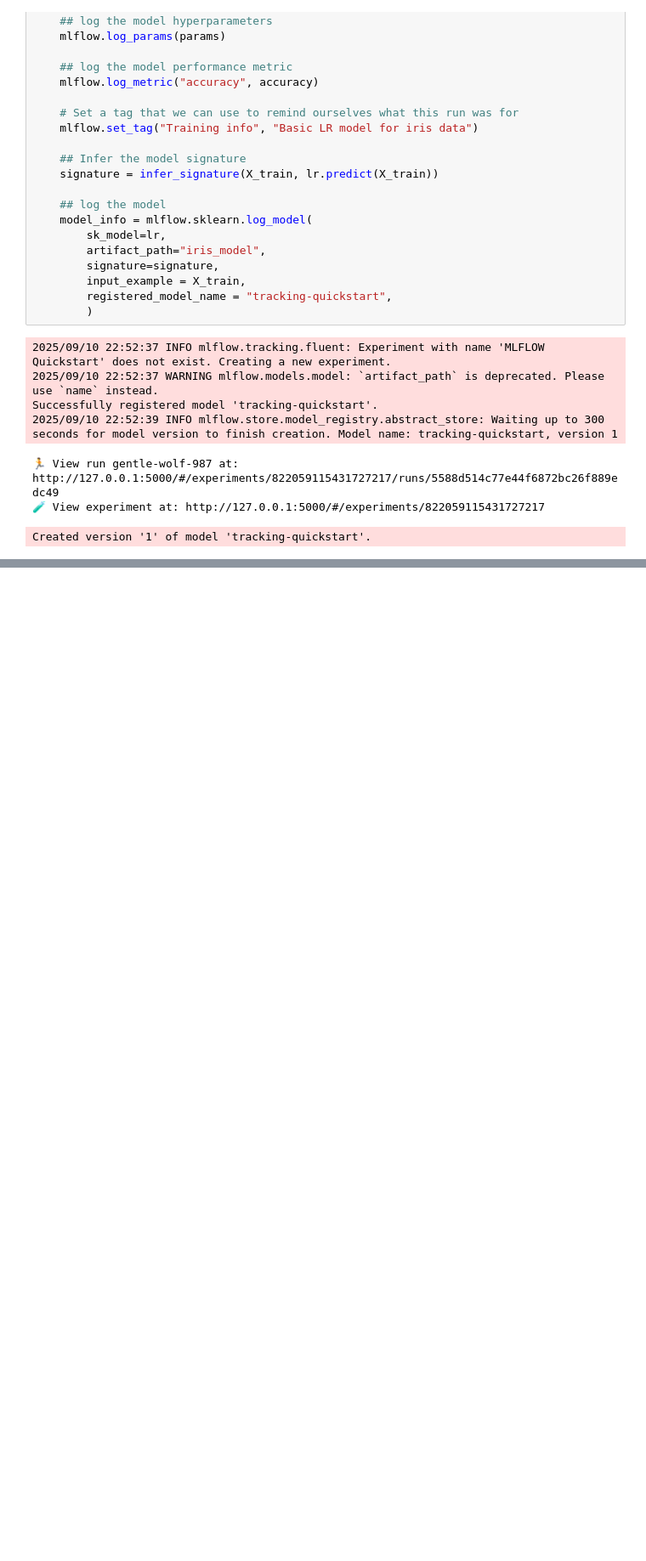
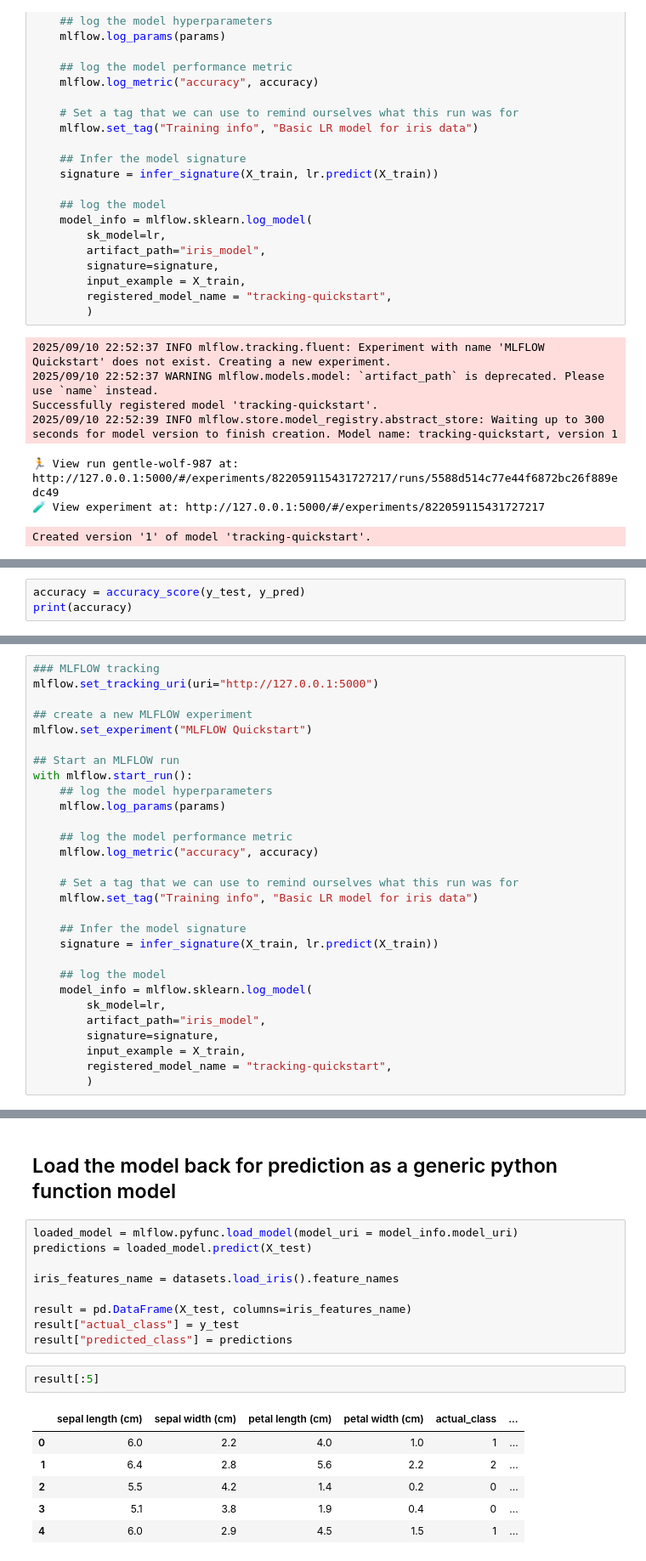
Before and after one commit to anagharamadas/MLFlow_starter, a Jupyter notebook: mlruns/1-MLproject/gettingstarted.ipynb, the cells around one changed output, grey strips where cells are left out. Shown at 85% size. Saved outputs shown, nothing was run; the diff lists cells and outputs as text; blank space fills up the shorter version.

```diff
--- a/mlruns/1-MLproject/gettingstarted.ipynb
+++ b/mlruns/1-MLproject/gettingstarted.ipynb
@@ -97,0 +117,3 @@ Created version '1' of model 'tracking-quickstart'.
+# %%
+accuracy = accuracy_score(y_test, y_pred)
+print(accuracy)
@@ -97,0 +122,29 @@ Created version '1' of model 'tracking-quickstart'.
+# %%
+### MLFLOW tracking
+mlflow.set_tracking_uri(uri="http://127.0.0.1:5000")
+
+## create a new MLFLOW experiment
+mlflow.set_experiment("MLFLOW Quickstart")
+
+## Start an MLFLOW run
+with mlflow.start_run():
+    ## log the model hyperparameters
+    mlflow.log_params(params)
+
+    ## log the model performance metric
+    mlflow.log_metric("accuracy", accuracy)
+
+    # Set a tag that we can use to remind ourselves what this run was for
+    mlflow.set_tag("Training info", "Basic LR model for iris data")
+
+    ## Infer the model signature
+    signature = infer_signature(X_train, lr.predict(X_train))
+
+    ## log the model
+    model_info = mlflow.sklearn.log_model(
+        sk_model=lr,
+        artifact_path="iris_model",
+        signature=signature,
+        input_example = X_train,
+        registered_model_name = "tracking-quickstart",
+        )
@@ -97,0 +905,20 @@ Created version '1' of model 'tracking-quickstart'.
+# %% [markdown]
+## Load the model back for prediction as a generic python function model
+# %%
+loaded_model = mlflow.pyfunc.load_model(model_uri = model_info.model_uri)
+predictions = loaded_model.predict(X_test)
+
+iris_features_name = datasets.load_iris().feature_names
+
+result = pd.DataFrame(X_test, columns=iris_features_name)
+result["actual_class"] = y_test
+result["predicted_class"] = predictions
+# %%
+result[:5]
+# %% [output]
+|  | sepal length (cm) | sepal width (cm) | petal length (cm) | petal width (cm) | actual_class | ... |
+| 0 | 6.0 | 2.2 | 4.0 | 1.0 | 1 | ... |
+| 1 | 6.4 | 2.8 | 5.6 | 2.2 | 2 | ... |
+| 2 | 5.5 | 4.2 | 1.4 | 0.2 | 0 | ... |
+| 3 | 5.1 | 3.8 | 1.9 | 0.4 | 0 | ... |
+| 4 | 6.0 | 2.9 | 4.5 | 1.5 | 1 | ... |
```
Also changed, not shown: parts of 6 cells of this notebook, 37 other files.
